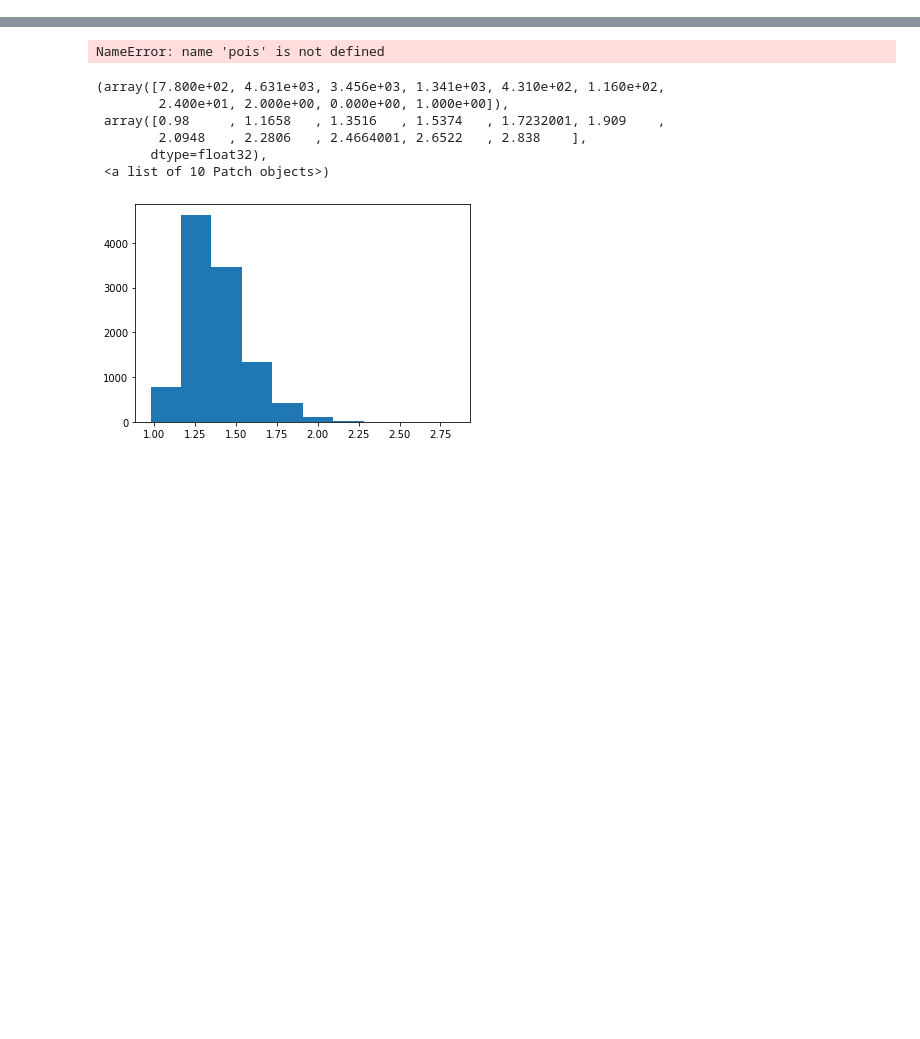
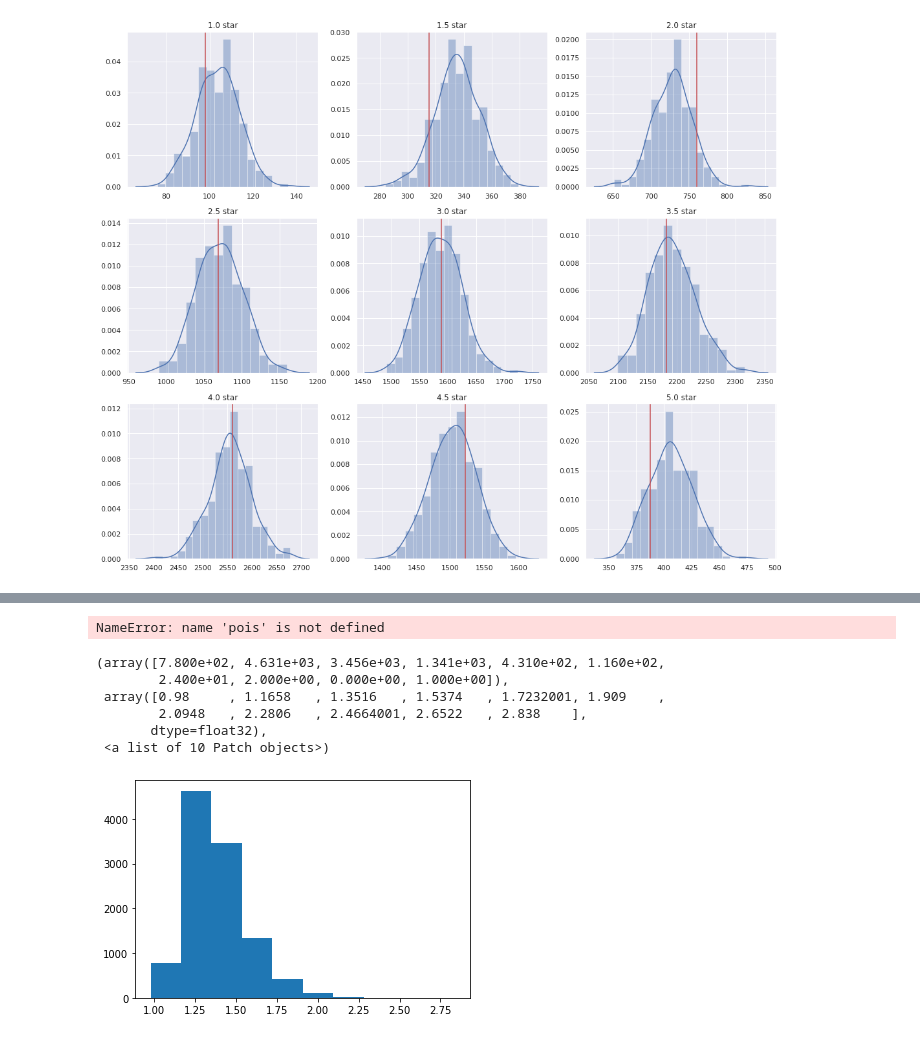
Before and after one commit to wsonv/PP_proejct, a Jupyter notebook: Untitled.ipynb, the cells around one changed output, grey strips where cells are left out. Drawn from its saved outputs; the diff is of its cells as text; code cells hidden in the pictures; blank space fills up the shorter version.

```diff
--- a/Untitled.ipynb
+++ b/Untitled.ipynb
@@ -54,0 +185,4 @@ torch.Size([10483, 242])
+# %%
+plot_count_dist(marginal_mcmc,train_ratings,"ddd","d",mode="dhd")
+# %% [output]
+[figure, added]
```
Also changed, not shown: parts of 49 cells of this notebook, 8 other files.
